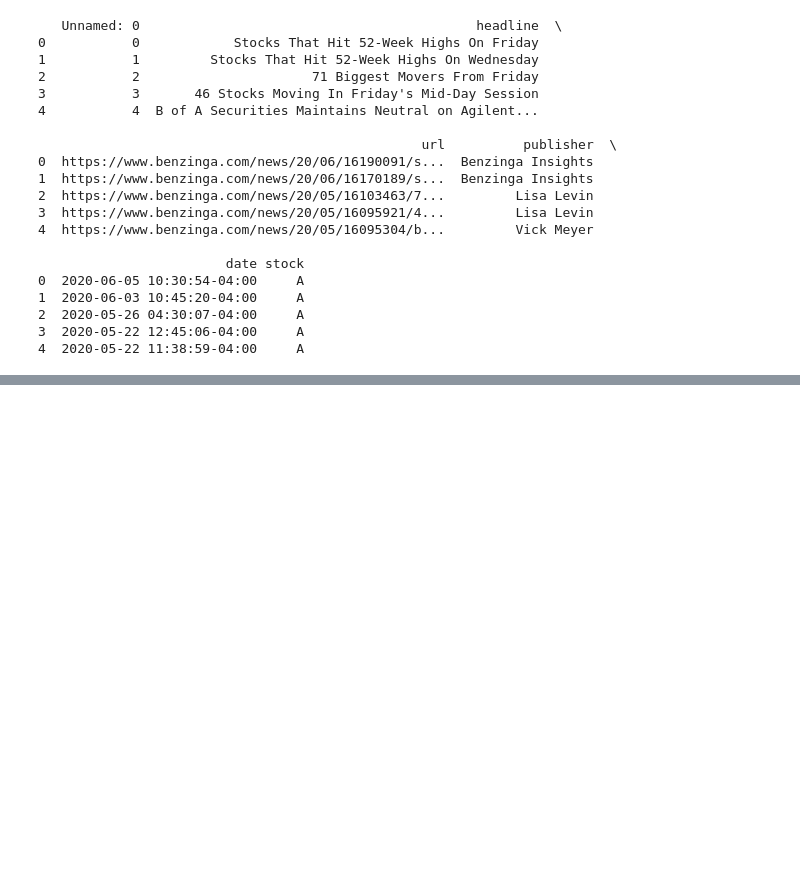
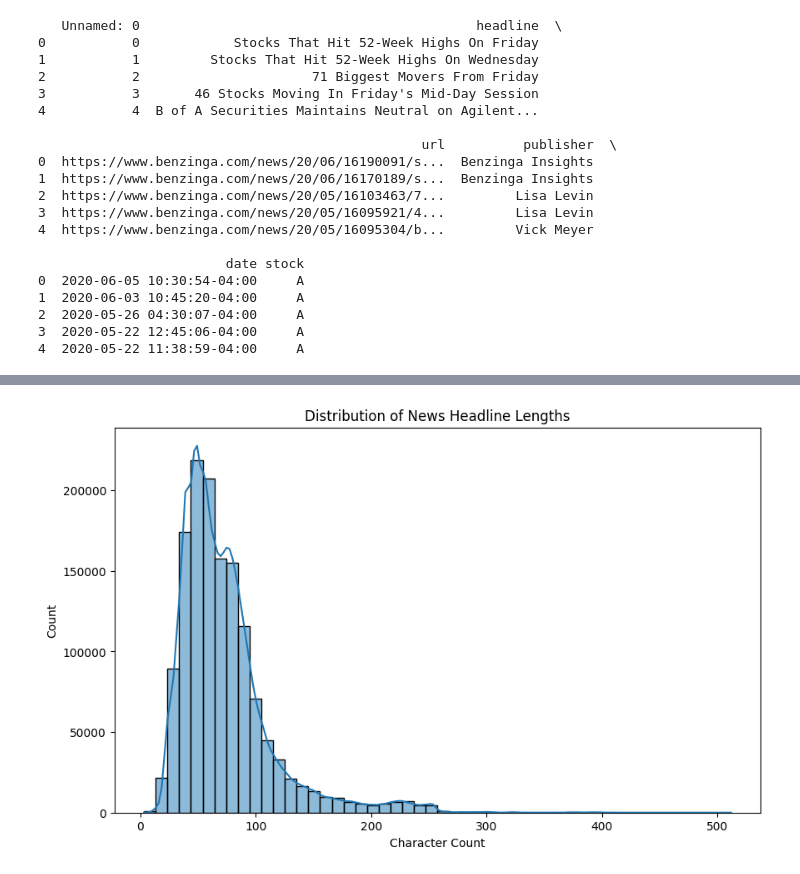
Before and after one commit to rahel-yab/Predicting-Price-Moves-with-News-Sentiment, a Jupyter notebook: notebooks/01_initial_eda.ipynb, the cells around one changed output, grey strips where cells are left out. Saved outputs shown, nothing was run; the diff lists cells and outputs as text; code cells hidden in the pictures; blank space fills up the shorter version.

Commit message:
FEAT: Implement initial EDA (Headline Length, Publisher Counts, Time Series Frequency, and Top Keywords) for news data.

```diff
--- a/notebooks/01_initial_eda.ipynb
+++ b/notebooks/01_initial_eda.ipynb
@@ -7,8 +7,8 @@ import seaborn as sns
 
 # Loading data
 try:
-    ratings_df = pd.read_csv('../data/raw_analyst_ratings.csv')
-    print(ratings_df.head())
+    news_df = pd.read_csv('../data/raw_analyst_ratings.csv')
+    print(news_df.head())
 except FileNotFoundError:
     print("Ensure your data files are correctly placed.")
 # %% [output]
@@ -34,0 +37,87 @@ except FileNotFoundError:
+# %%
+import numpy as np
+from collections import Counter
+from nltk.corpus import stopwords
+import re
+
+try:
+    news_df = pd.read_csv('../data/raw_analyst_ratings.csv')
+
+    print("--- 📰 News Data Loaded Successfully ---")
+    print("\nFirst 5 Rows of the News Data:")
+    print(news_df.head())
+
+    # 1. Drop Unnecessary Column
+    news_df = news_df.drop(columns=['Unnamed: 0'])
+
+    # 2. Date Conversion (Handling mixed formats)
+    date_column_name = 'date'
+    news_df[date_column_name] = pd.to_datetime(news_df[date_column_name], format='mixed', utc=True, infer_datetime_format=True)
+    news_df[date_column_name] = news_df[date_column_name].dt.tz_localize(None)
+
+    # 3. Create publication_date for daily aggregation
+    news_df['publication_date'] = news_df[date_column_name].dt.date
+
+    print("\n--- 🧹 Cleaning Complete. New Data Structure ---")
+    news_df.info()
+
+    # --- EDA: HEADLINE LENGTH ---
+    news_df['headline_length'] = news_df['headline'].apply(len)
+
+    print("\n--- 📈 Headline Length Statistics ---")
+    print(news_df['headline_length'].describe())
+
+    plt.figure(figsize=(10, 6))
+    sns.histplot(news_df['headline_length'], bins=50, kde=True)
+    plt.title('Distribution of News Headline Lengths')
+    plt.xlabel('Character Count')
+    plt.show()
+
+
+    # --- EDA: PUBLISHER ANALYSIS ---
+    publisher_counts = news_df['publisher'].value_counts().head(10)
+
+    print("\n--- 📰 Top 10 News Publishers ---")
+    print(publisher_counts)
+
+    plt.figure(figsize=(12, 6))
+    sns.barplot(x=publisher_counts.index, y=publisher_counts.values)
+    plt.title('Top 10 News Publishers by Article Count')
+    plt.xticks(rotation=45, ha='right')
+    plt.ylabel('Number of Articles')
+    plt.tight_layout()
+    plt.show()
+
+
+    # --- EDA: TIME SERIES PUBLICATION FREQUENCY ---
+    temp_df = news_df.set_index('publication_date')
+    # daily_counts = news_df.set_index('publication_date').resample('D').size()
+
+    plt.figure(figsize=(14, 7))
+    # daily_counts.plot()
+    plt.title('Daily News Article Publication Frequency Over Time')
+    plt.xlabel('Date')
+    plt.ylabel('Number of Articles')
+    plt.grid(True)
+    plt.show()
+
+
+    # --- EDA: TOPIC MODELING / KEYWORDS ---
+    stop_words = set(stopwords.words('english'))
+
+    def get_top_words(text_series, n=20):
+        all_words = []
+        for headline in text_series:
+            text = re.sub(r'[^\w\s]', '', str(headline).lower())
+            words = [word for word in text.split() if word not in stop_words and len(word) > 2]
+            all_words.extend(words)
+        return Counter(all_words).most_common(n)
+
+    top_keywords = get_top_words(news_df['headline'])
+
+    print("\n--- 💡 Top 20 Keywords (Excluding Stop Words) ---")
+    print(top_keywords)
+
+except FileNotFoundError:
+    print("Error: News data file not found. Check the path.")
+# %% [output]
@@ -34,0 +158 @@ except FileNotFoundError:
+[figure, added]
```
Also changed, not shown: parts of 2 cells of this notebook.
